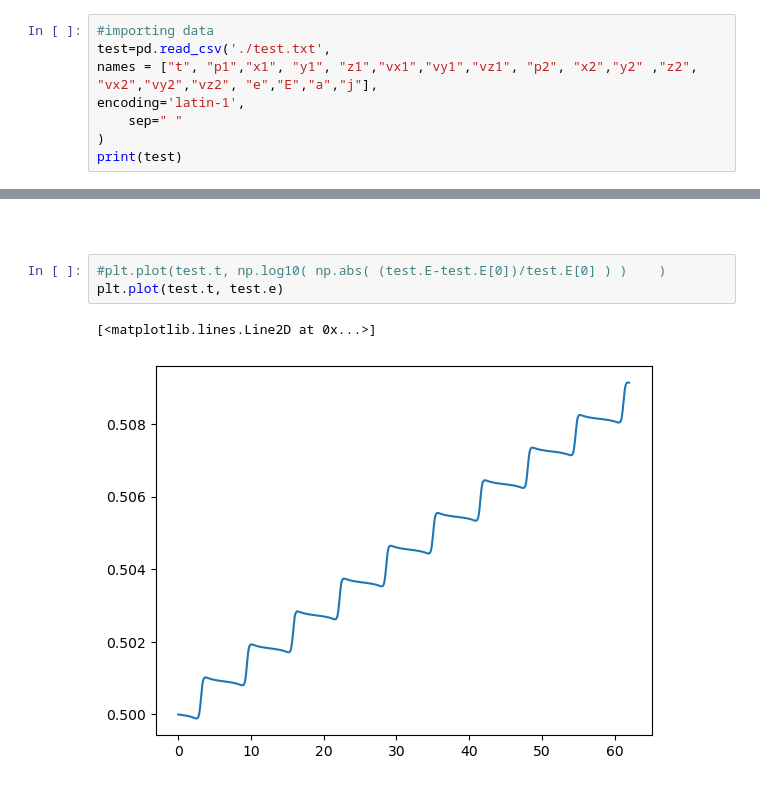
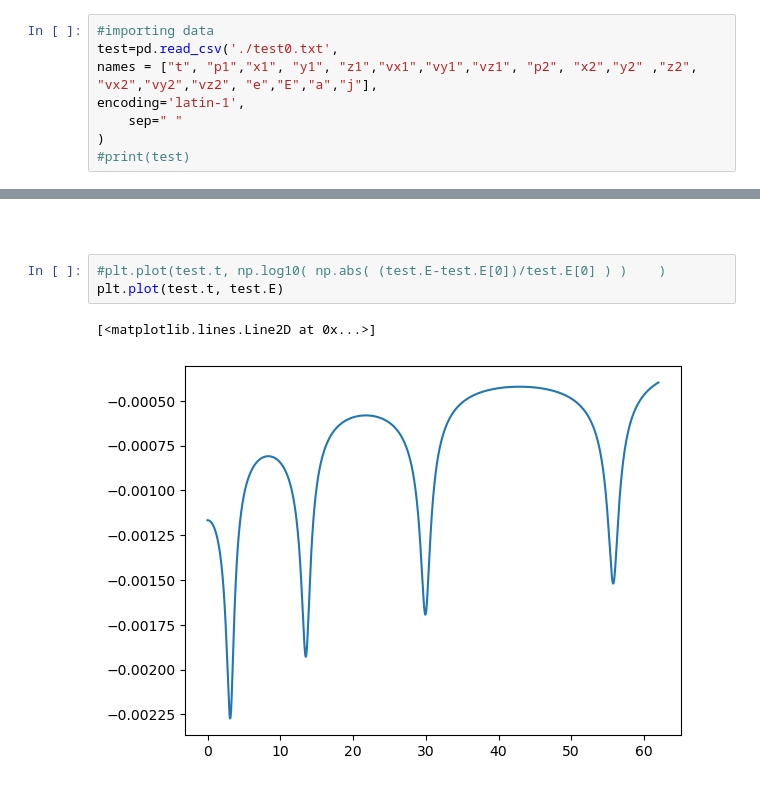
Before and after one commit to piscimarta/Chaos, a Jupyter notebook: plots.ipynb, the cells around one changed output, grey strips where cells are left out. Saved outputs shown, nothing was run; the diff lists cells and outputs as text.

```diff
--- a/plots.ipynb
+++ b/plots.ipynb
@@ -29,9 +28,9 @@ h = 6
 save = True
 # %%
 #importing data
-test=pd.read_csv('./test.txt',
+test=pd.read_csv('./test0.txt',
 names = ["t", "p1","x1", "y1", "z1","vx1","vy1","vz1", "p2", "x2","y2" ,"z2", "vx2","vy2","vz2", "e","E","a","j"],
 encoding='latin-1',
     sep=" "
 )
-print(test)
+#print(test)
@@ -78,7 +46,7 @@ plt.plot(test.x1, test.y1)
 #
 # %%
 #plt.plot(test.t, np.log10( np.abs( (test.E-test.E[0])/test.E[0] ) )    )
-plt.plot(test.t, test.e)
+plt.plot(test.t, test.E)
 # %% [output]
 [<matplotlib.lines.Line2D at 0x...>]
-[figure, old version]
+[figure, new version]
```
Also changed, not shown: parts of 4 cells of this notebook, 3 other files.
